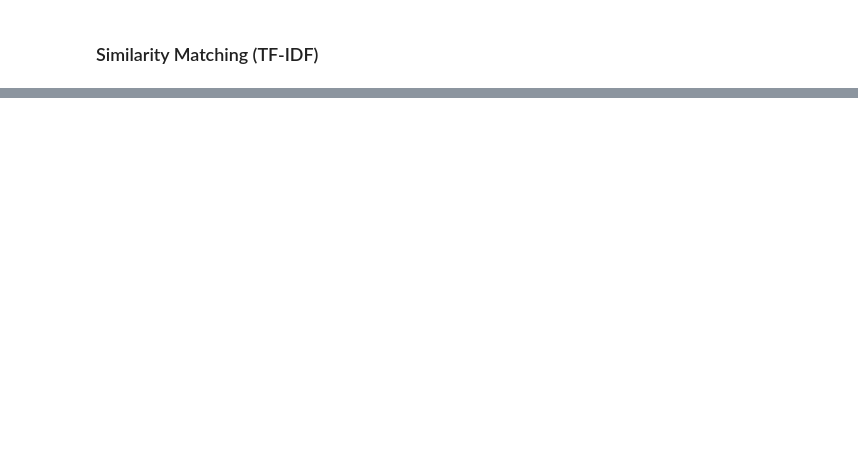
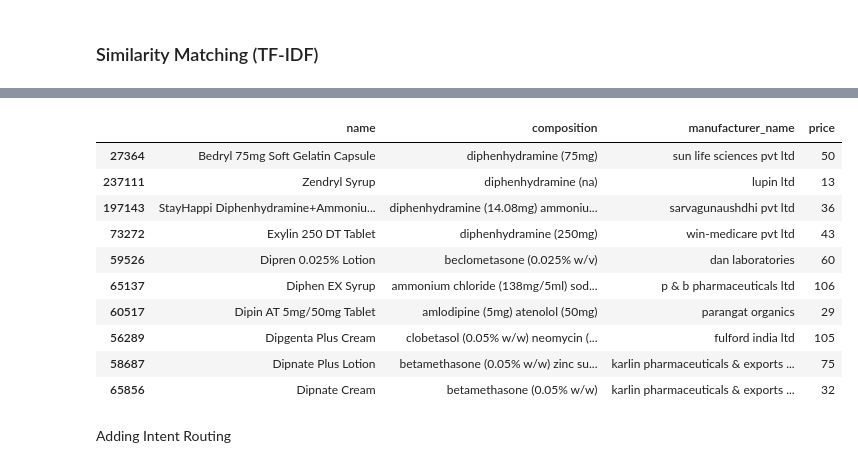
Before and after one commit to PrathmeshJugati/ai-pharma-assistant, a Jupyter notebook: notebooks/Reccomendation.ipynb, the cells around one changed output, grey strips where cells are left out. Drawn from its saved outputs; the diff is of its cells as text; code cells hidden in the pictures; blank space fills up the shorter version.

```diff
--- a/notebooks/Reccomendation.ipynb
+++ b/notebooks/Reccomendation.ipynb
@@ -107,0 +312,5 @@ find_similar_substitutes("benadryl syrup")
+# %%
+import faiss
+
+brand_index = faiss.read_index("../Data/brand_search.index")
+composition_index = faiss.read_index("../Data/composition_search.index")
@@ -107,0 +324,31 @@ find_similar_substitutes("benadryl syrup")
+# %%
+def hybrid_search(query, top_k=10, alpha=0.4):
+    """
+    alpha controls importance:
+    alpha small → composition dominates
+    alpha large → brand dominates
+    """
+
+    query_embedding = model.encode([query]).astype("float32")
+    faiss.normalize_L2(query_embedding)
+
+    brand_scores, brand_ids = brand_index.search(query_embedding, top_k)
+    comp_scores, comp_ids = composition_index.search(query_embedding, top_k)
+
+    scores = {}
+
+    # brand contribution
+    for score, idx in zip(brand_scores[0], brand_ids[0]):
+        scores[idx] = scores.get(idx, 0) + alpha * score
+
+    # composition contribution
+    for score, idx in zip(comp_scores[0], comp_ids[0]):
+        scores[idx] = scores.get(idx, 0) + (1 - alpha) * score
+
+    ranked = sorted(scores.items(), key=lambda x: x[1], reverse=True)
+
+    final_indices = [idx for idx, _ in ranked[:top_k]]
+
+    return dt.iloc[final_indices][
+        ["name", "composition", "manufacturer_name", "price"]
+    ]
@@ -107,0 +412,16 @@ find_similar_substitutes("benadryl syrup")
+# %%
+hybrid_search("composition having diphenhydramine", top_k=10)
+# %% [output]
+|  | name | composition | manufacturer_name | price |
+| 27364 | Bedryl 75mg Soft Gelatin Capsule | diphenhydramine (75mg) | sun life sciences pvt ltd | 50 |
+| 237111 | Zendryl Syrup | diphenhydramine (na) | lupin ltd | 13 |
+| 197143 | StayHappi Diphenhydramine+Ammoniu... | diphenhydramine (14.08mg) ammoniu... | sarvagunaushdhi pvt ltd | 36 |
+| 73272 | Exylin 250 DT Tablet | diphenhydramine (250mg) | win-medicare pvt ltd | 43 |
+| 59526 | Dipren 0.025% Lotion | beclometasone (0.025% w/v) | dan laboratories | 60 |
+| 65137 | Diphen EX Syrup | ammonium chloride (138mg/5ml) sod... | p & b pharmaceuticals ltd | 106 |
+| 60517 | Dipin AT 5mg/50mg Tablet | amlodipine (5mg) atenolol (50mg) | parangat organics | 29 |
+| 56289 | Dipgenta Plus Cream | clobetasol (0.05% w/w) neomycin (... | fulford india ltd | 105 |
+| 58687 | Dipnate Plus Lotion | betamethasone (0.05% w/w) zinc su... | karlin pharmaceuticals & exports ... | 75 |
+| 65856 | Dipnate Cream | betamethasone (0.05% w/w) | karlin pharmaceuticals & exports ... | 32 |
+# %% [markdown]
+Adding Intent Routing
```
Also changed, not shown: parts of 33 cells of this notebook.
